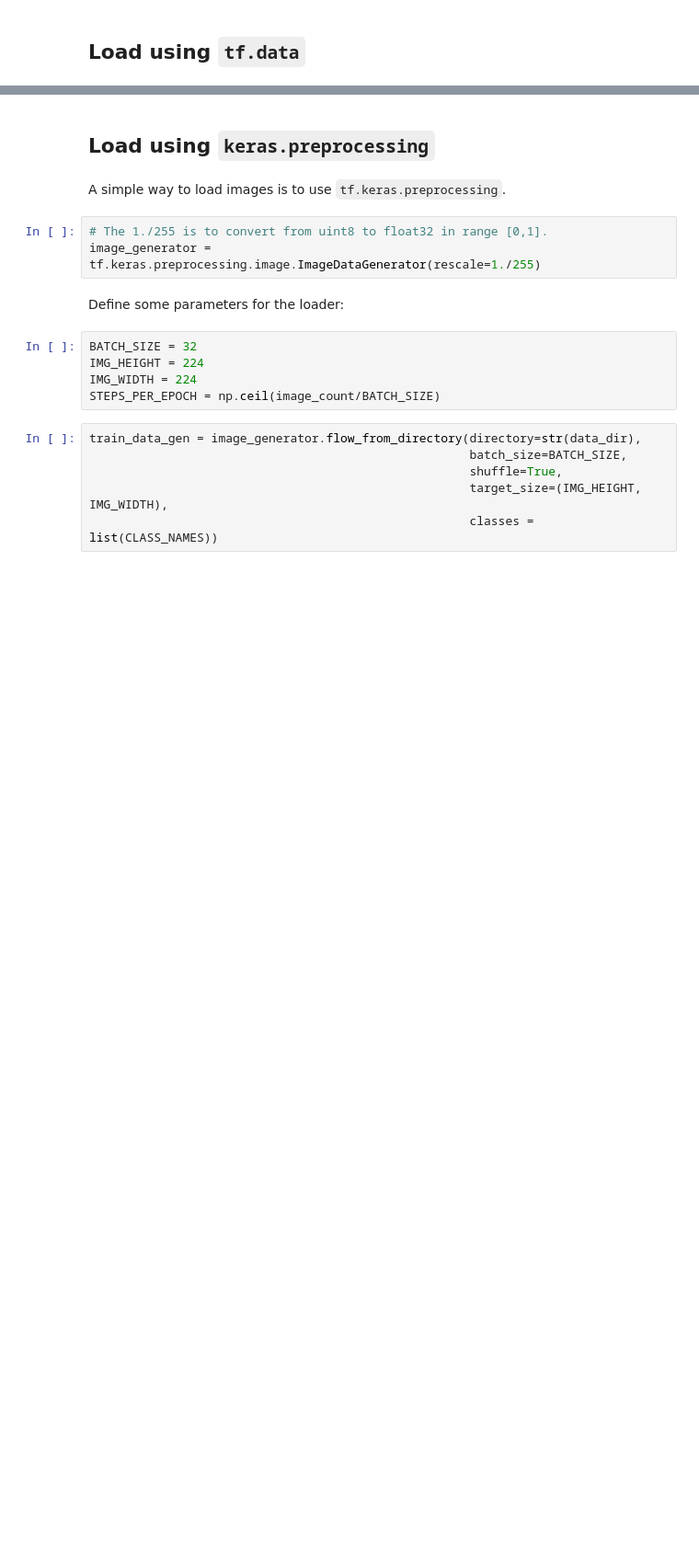
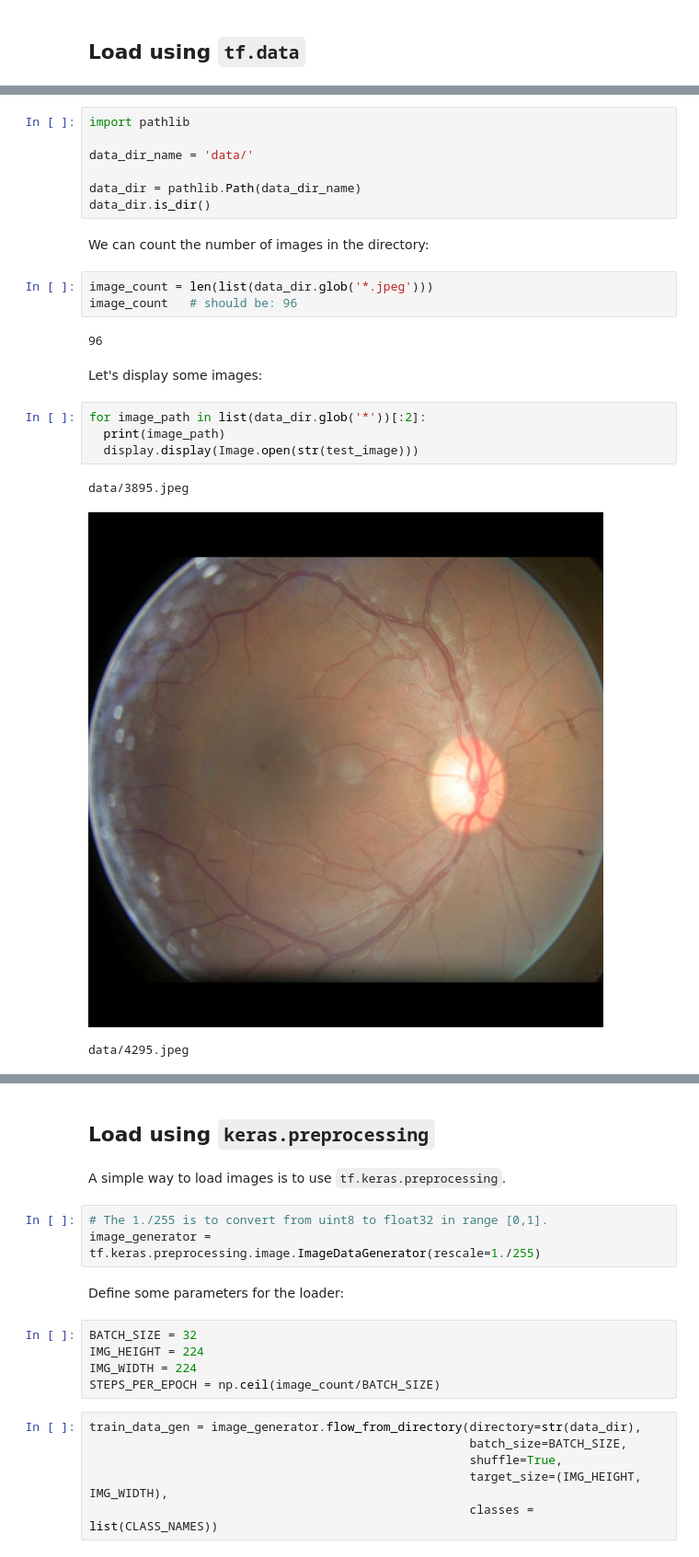
Before and after one commit to frtendero/ACRIA-LOAD-TEST, a Jupyter notebook: tf_images_custom_retina.ipynb, the cells around one changed output, grey strips where cells are left out. Shown at 92% size. Saved outputs shown, nothing was run; the diff lists cells and outputs as text; blank space fills up the shorter version.

```diff
--- a/tf_images_custom_retina.ipynb
+++ b/tf_images_custom_retina.ipynb
@@ -76,0 +83,24 @@
+# %%
+import pathlib
+
+data_dir_name = 'data/'
+
+data_dir = pathlib.Path(data_dir_name)
+data_dir.is_dir()
+# %% [markdown]
+We can count the number of images in the directory:
+# %%
+image_count = len(list(data_dir.glob('*.jpeg')))
+image_count   # should be: 96
+# %% [output]
+96
+# %% [markdown]
+Let's display some images:
+# %%
+for image_path in list(data_dir.glob('*'))[:2]:
+  print(image_path)
+  display.display(Image.open(str(test_image)))
+# %% [output]
+data/3895.jpeg
+[figure, added]
+data/4295.jpeg
```
Also changed, not shown: parts of 19 cells of this notebook.
